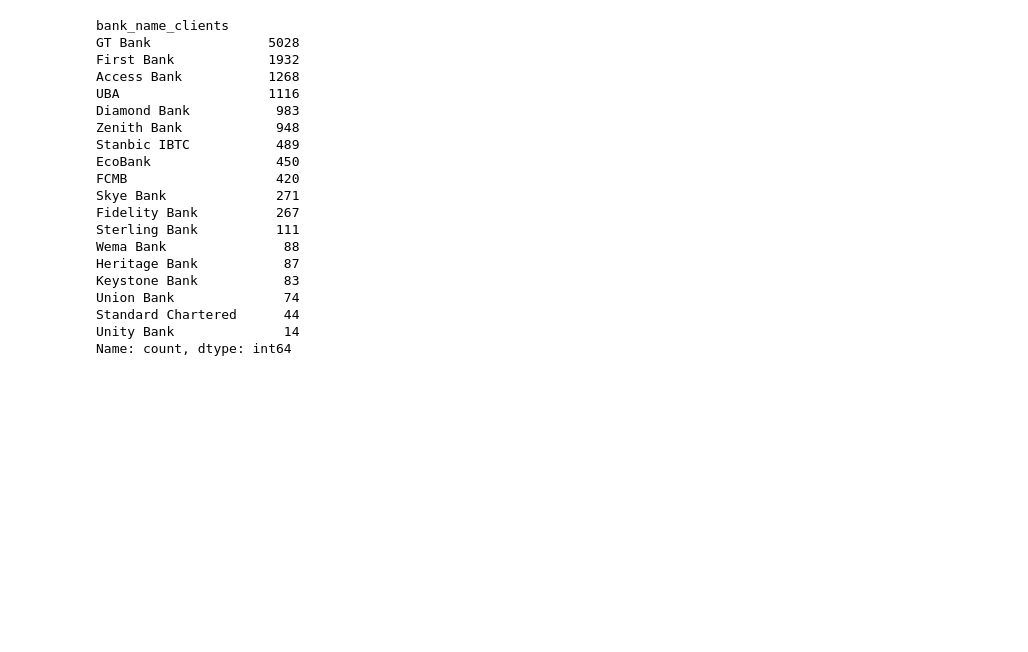
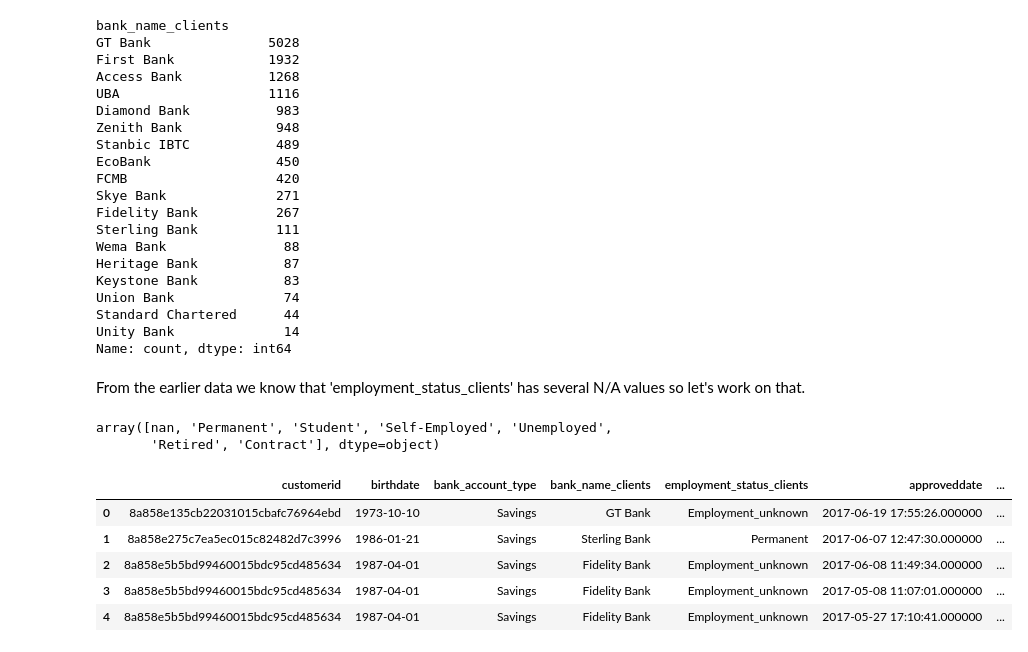
Before and after one commit to kakopo/loan-default-prediction-challenge-group-8, a Jupyter notebook: jupyter_notebook/data_analysis.ipynb, the cells around one changed output. Cells and saved outputs as stored; diff of their text form; code cells hidden in the pictures; blank space fills up the shorter version.

Commit message:
categorize data ii

```diff
--- a/jupyter_notebook/data_analysis.ipynb
+++ b/jupyter_notebook/data_analysis.ipynb
@@ -526,3 +532,21 @@ Union Bank              74
 Standard Chartered      44
 Unity Bank              14
 Name: count, dtype: int64
+# %% [markdown]
+From the earlier data we know that 'employment_status_clients' has several N/A values so let's work on that.
+# %%
+loan_data['employment_status_clients'].unique()
+# %% [output]
+array([nan, 'Permanent', 'Student', 'Self-Employed', 'Unemployed',
+       'Retired', 'Contract'], dtype=object)
+# %%
+loan_data['employment_status_clients'].fillna("Employment_unknown", inplace=True)
+# %%
+loan_data[categorical].head()
+# %% [output]
+|  | customerid | birthdate | bank_account_type | bank_name_clients | employment_status_clients | approveddate | ... |
+| 0 | 8a858e135cb22031015cbafc76964ebd | 1973-10-10 | Savings | GT Bank | Employment_unknown | 2017-06-19 17:55:26.000000 | ... |
+| 1 | 8a858e275c7ea5ec015c82482d7c3996 | 1986-01-21 | Savings | Sterling Bank | Permanent | 2017-06-07 12:47:30.000000 | ... |
+| 2 | 8a858e5b5bd99460015bdc95cd485634 | 1987-04-01 | Savings | Fidelity Bank | Employment_unknown | 2017-06-08 11:49:34.000000 | ... |
+| 3 | 8a858e5b5bd99460015bdc95cd485634 | 1987-04-01 | Savings | Fidelity Bank | Employment_unknown | 2017-05-08 11:07:01.000000 | ... |
+| 4 | 8a858e5b5bd99460015bdc95cd485634 | 1987-04-01 | Savings | Fidelity Bank | Employment_unknown | 2017-05-27 17:10:41.000000 | ... |
```
Also changed, not shown: parts of 11 cells of this notebook.
